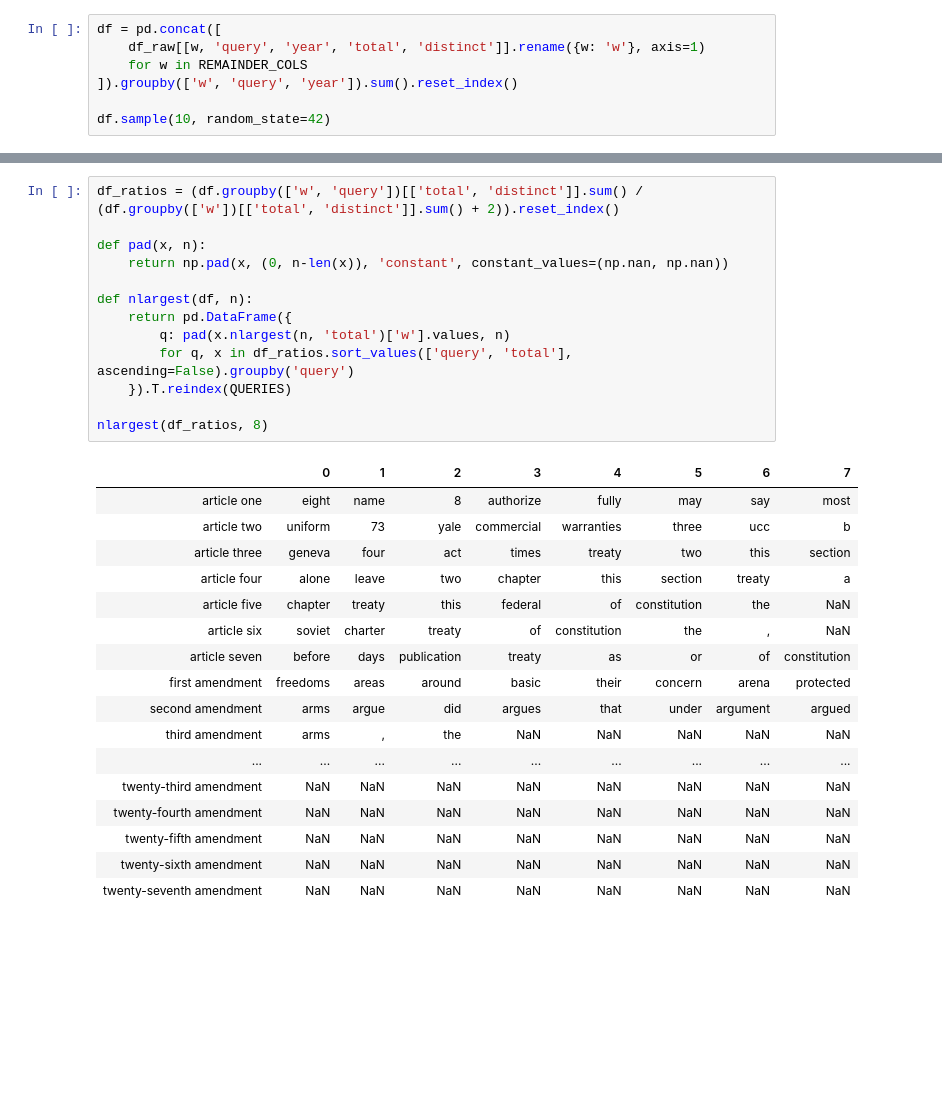
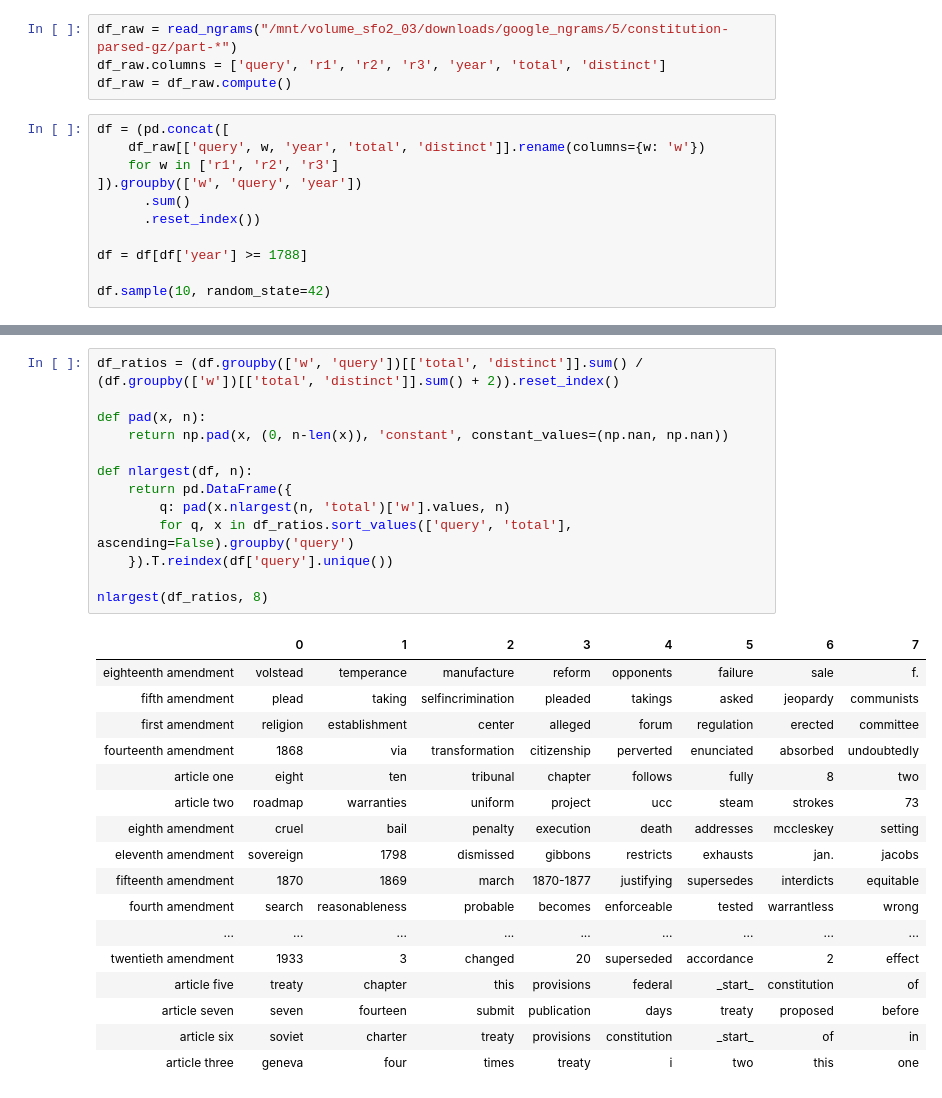
Before and after one commit to tianhuil/computational-history, a Jupyter notebook: src/Constitution.ipynb, the cells around one changed output, grey strips where cells are left out. Saved outputs shown, nothing was run; the diff lists cells and outputs as text; blank space fills up the shorter version.

```diff
--- a/src/Constitution.ipynb
+++ b/src/Constitution.ipynb
@@ -105,8 +19,16 @@ df_raw = load_data("/mnt/volume_sfo2_03/downloads/google_ngrams/5/constitution-s
+# %%
+df_raw = read_ngrams("/mnt/volume_sfo2_03/downloads/google_ngrams/5/constitution-parsed-gz/part-*")
+df_raw.columns = ['query', 'r1', 'r2', 'r3', 'year', 'total', 'distinct']
+df_raw = df_raw.compute()
 # %%
-df = pd.concat([
-    df_raw[[w, 'query', 'year', 'total', 'distinct']].rename({w: 'w'}, axis=1)
-    for w in REMAINDER_COLS
-]).groupby(['w', 'query', 'year']).sum().reset_index()
+df = (pd.concat([
+    df_raw[['query', w, 'year', 'total', 'distinct']].rename(columns={w: 'w'})
+    for w in ['r1', 'r2', 'r3']
+]).groupby(['w', 'query', 'year'])
+      .sum()
+      .reset_index())
+
+df = df[df['year'] >= 1788]
 
 df.sample(10, random_state=42)
 # %% [output]
@@ -124,34 +46,34 @@ df.sample(10, random_state=42)
 # %%
 df_ratios = (df.groupby(['w', 'query'])[['total', 'distinct']].sum() / (df.groupby(['w'])[['total', 'distinct']].sum() + 2)).reset_index()
 
 def pad(x, n):
     return np.pad(x, (0, n-len(x)), 'constant', constant_values=(np.nan, np.nan))
 
 def nlargest(df, n):
     return pd.DataFrame({
         q: pad(x.nlargest(n, 'total')['w'].values, n)
         for q, x in df_ratios.sort_values(['query', 'total'], ascending=False).groupby('query')
-    }).T.reindex(QUERIES)
+    }).T.reindex(df['query'].unique())
 
 nlargest(df_ratios, 8)
 # %% [output]
 |  | 0 | 1 | 2 | 3 | 4 | 5 | 6 | 7 |
-| article one | eight | name | 8 | authorize | fully | may | say | most |
-| article two | uniform | 73 | yale | commercial | warranties | three | ucc | b |
-| article three | geneva | four | act | times | treaty | two | this | section |
-| article four | alone | leave | two | chapter | this | section | treaty | a |
-| article five | chapter | treaty | this | federal | of | constitution | the | NaN |
-| article six | soviet | charter | treaty | of | constitution | the | , | NaN |
-| article seven | before | days | publication | treaty | as | or | of | constitution |
-| first amendment | freedoms | areas | around | basic | their | concern | arena | protected |
-| second amendment | arms | argue | did | argues | that | under | argument | argued |
-| third amendment | arms | , | the | NaN | NaN | NaN | NaN | NaN |
+| eighteenth amendment | volstead | temperance | manufacture | reform | opponents | failure | sale | f. |
+| fifth amendment | plead | taking | selfincrimination | pleaded | takings | asked | jeopardy | communists |
+| first amendment | religion | establishment | center | alleged | forum | regulation | erected | committee |
+| fourteenth amendment | 1868 | via | transformation | citizenship | perverted | enunciated | absorbed | undoubtedly |
+| article one | eight | ten | tribunal | chapter | follows | fully | 8 | two |
+| article two | roadmap | warranties | uniform | project | ucc | steam | strokes | 73 |
+| eighth amendment | cruel | bail | penalty | execution | death | addresses | mccleskey | setting |
+| eleventh amendment | sovereign | 1798 | dismissed | gibbons | restricts | exhausts | jan. | jacobs |
+| fifteenth amendment | 1870 | 1869 | march | 1870-1877 | justifying | supersedes | interdicts | equitable |
+| fourth amendment | search | reasonableness | probable | becomes | enforceable | tested | warrantless | wrong |
 | ... | ... | ... | ... | ... | ... | ... | ... | ... |
-| twenty-third amendment | NaN | NaN | NaN | NaN | NaN | NaN | NaN | NaN |
-| twenty-fourth amendment | NaN | NaN | NaN | NaN | NaN | NaN | NaN | NaN |
-| twenty-fifth amendment | NaN | NaN | NaN | NaN | NaN | NaN | NaN | NaN |
-| twenty-sixth amendment | NaN | NaN | NaN | NaN | NaN | NaN | NaN | NaN |
-| twenty-seventh amendment | NaN | NaN | NaN | NaN | NaN | NaN | NaN | NaN |
+| twentieth amendment | 1933 | 3 | changed | 20 | superseded | accordance | 2 | effect |
+| article five | treaty | chapter | this | provisions | federal | _start_ | constitution | of |
+| article seven | seven | fourteen | submit | publication | days | treaty | proposed | before |
+| article six | soviet | charter | treaty | provisions | constitution | _start_ | of | in |
+| article three | geneva | four | times | treaty | i | two | this | one |
 # %%
 df_baseline = pd.read_csv("/mnt/volume_sfo2_02/googlebooks-eng-us-all-totalcounts-20120701.txt",
                           lineterminator='\t',
```
Also changed, not shown: parts of 9 cells of this notebook.
